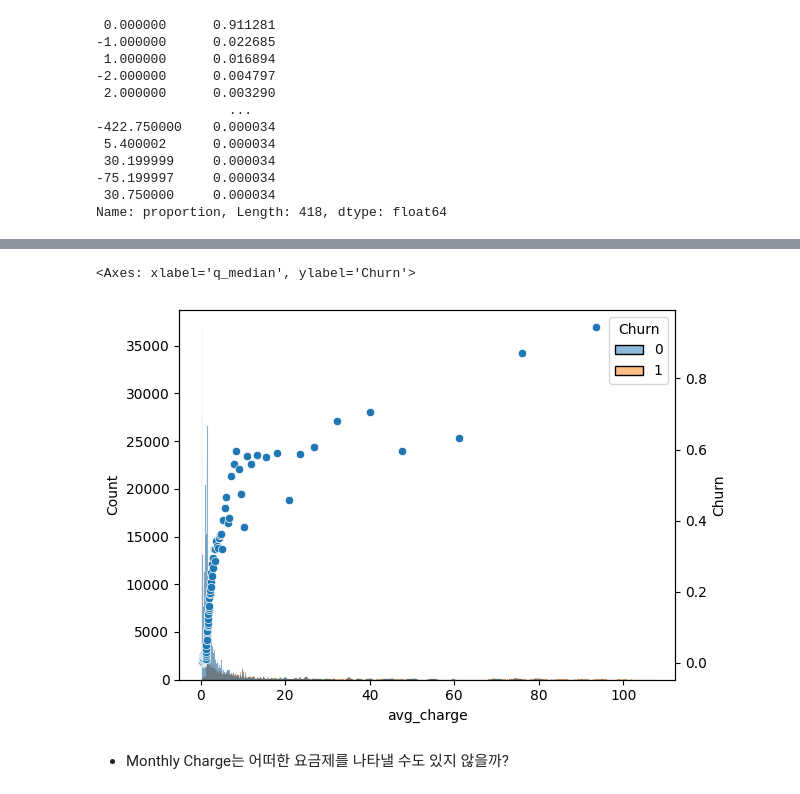
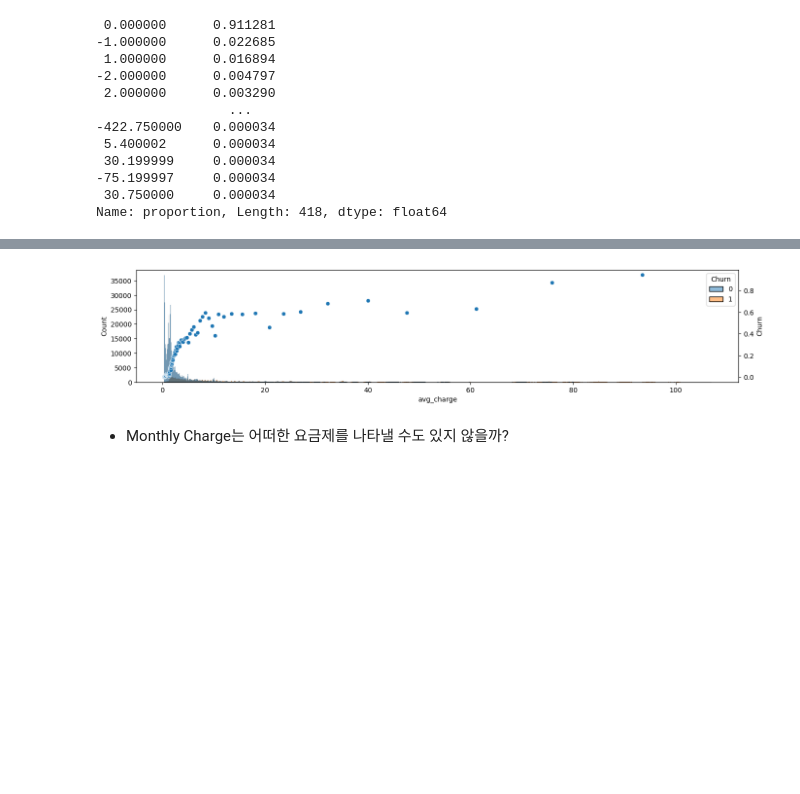
Before and after one commit to sunkusun9/ml-labs, a Jupyter notebook: examples/kaggle_s6e3/2.exploration.ipynb, the cells around one changed output, grey strips where cells are left out. Drawn from its saved outputs; the diff is of its cells as text; code cells hidden in the pictures; blank space fills up the shorter version.

```diff
--- a/examples/kaggle_s6e3/2.exploration.ipynb
+++ b/examples/kaggle_s6e3/2.exploration.ipynb
@@ -379,15 +373,16 @@ np.float64(0.6834943642074567)
 # %%
+plt.figure(figsize=(16, 3))
 ax = plt.gca()
 avg_charge = (df_train['MonthlyCharges'] / df_train['tenure']).rename('avg_charge')
 sns.histplot(x=avg_charge, ax = ax, hue = df_train[target])
 df_train.groupby(pd.qcut(avg_charge, q = 100, duplicates = 'drop'), observed = True)[target].mean().reset_index().assign(
     q_median = lambda x: (x['avg_charge'].cat.categories.left + x['avg_charge'].cat.categories.right) / 2
 ).pipe(
     lambda x: sns.scatterplot(x, x = 'q_median', y = target, ax = ax.twinx())
 )
+plt.show()
 # %% [output]
-<Axes: xlabel='q_median', ylabel='Churn'>
-[figure, old version]
+[figure, new version]
 # %% [markdown]
 - Monthly Charge는 어떠한 요금제를 나타낼 수도 있지 않을까?
 # %%
```
Also changed, not shown: parts of 43 cells of this notebook, 1 other file.
